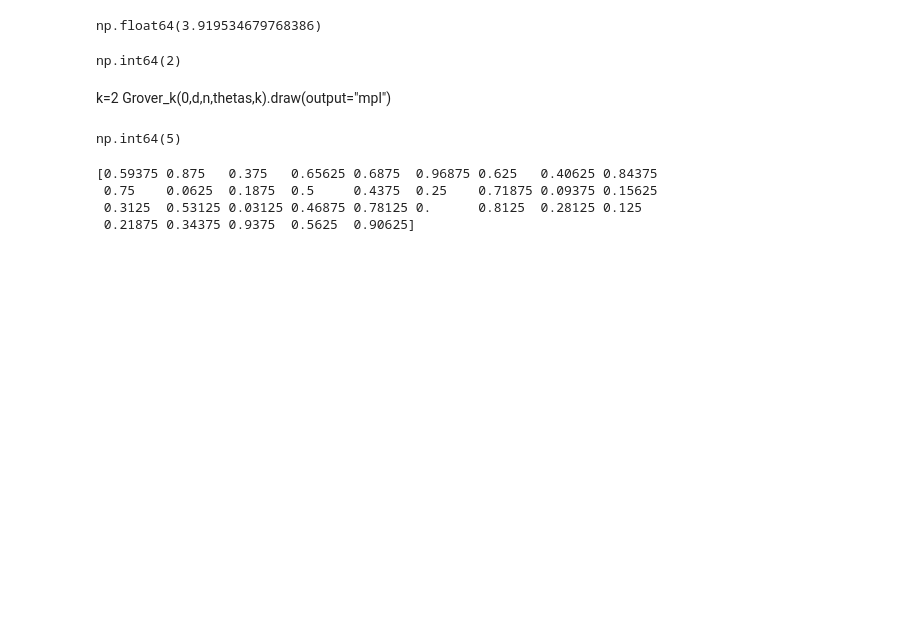
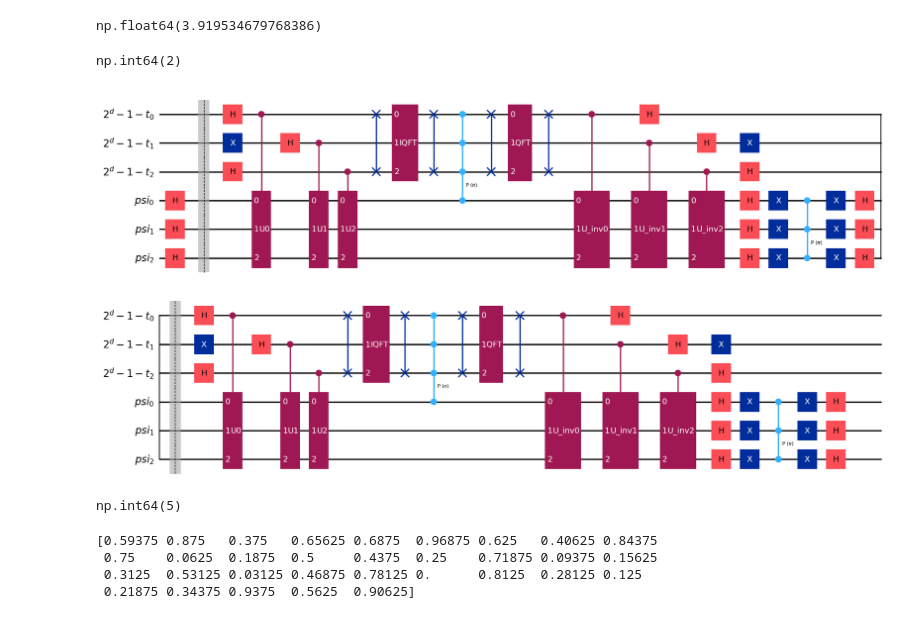
Before and after one commit to pankmunbodh/A-QPE-and-Grover-alg-Puzzle-Quantum-Computing-, a Jupyter notebook: QPE and Grover.ipynb, the cells around one changed output. Drawn from its saved outputs; the diff is of its cells as text; code cells hidden in the pictures; blank space fills up the shorter version.

```diff
--- a/QPE and Grover.ipynb
+++ b/QPE and Grover.ipynb
@@ -581,9 +623,11 @@ def Grover_k(psi,d,n,thetas,k):
 
 
     return qc
-# %% [markdown]
-k=2
-Grover_k(0,d,n,thetas,k).draw(output="mpl")
+# %%
+k=2
+Grover_k(0,d,n,thetas,k).draw(output="mpl")
+# %% [output]
+[figure, added]
 # %%
 k_iterations(6)
 # %% [output]
```
Also changed, not shown: parts of 30 cells of this notebook.
